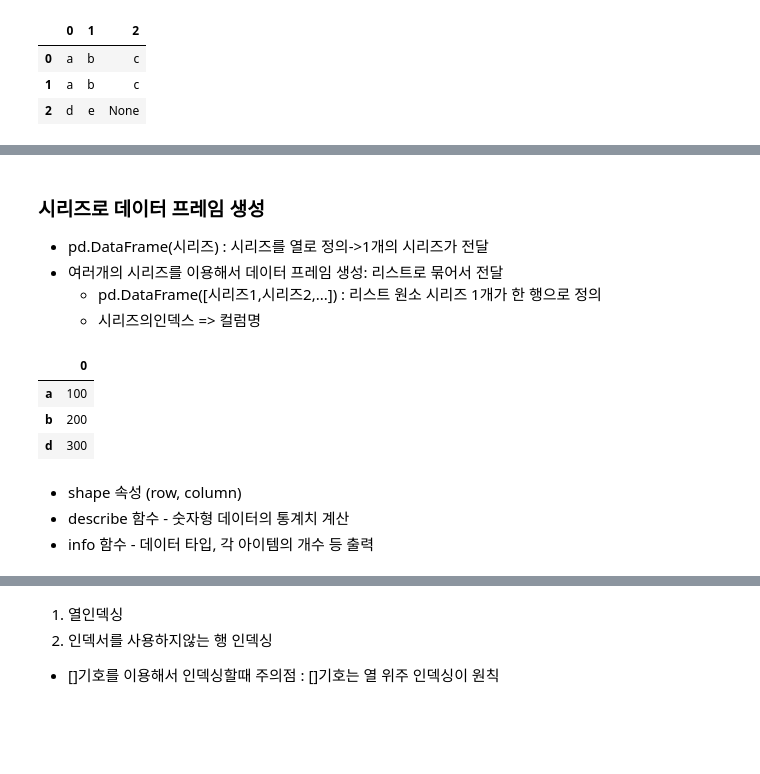
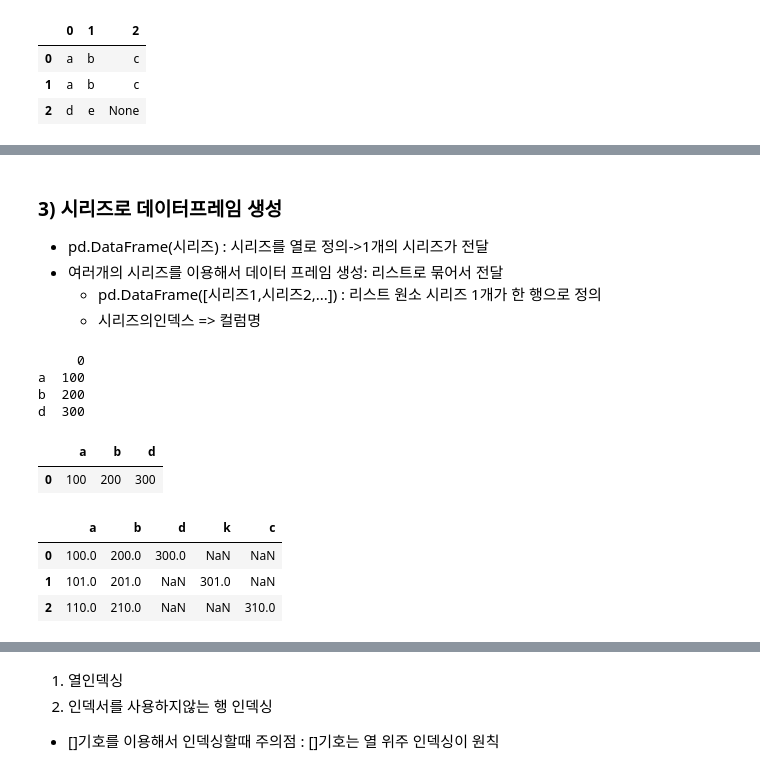
Before and after one commit to vvspearlvvs/MultiCampusEdu, a Jupyter notebook: 0708/0708.Pandas.ipynb, the cells around one changed output, grey strips where cells are left out. Saved outputs shown, nothing was run; the diff lists cells and outputs as text; code cells hidden in the pictures; blank space fills up the shorter version.

```diff
--- a/0708/0708.Pandas.ipynb
+++ b/0708/0708.Pandas.ipynb
@@ -85,5 +94,5 @@ index=['서울','부산','인천','대구']
 # %% [markdown]
-### 시리즈로 데이터 프레임 생성
+### 3) 시리즈로 데이터프레임 생성
 - pd.DataFrame(시리즈) : 시리즈를 열로 정의->1개의 시리즈가 전달
 - 여러개의 시리즈를 이용해서 데이터 프레임 생성: 리스트로 묶어서 전달
     - pd.DataFrame([시리즈1,시리즈2,...]) : 리스트 원소 시리즈 1개가 한 행으로 정의
@@ -91,15 +100,22 @@ index=['서울','부산','인천','대구']
 # %%
 #시리즈로 데이터프레임 생성
 a = pd.Series([100, 200, 300], ['a', 'b', 'd'])
 b = pd.Series([101, 201, 301], ['a', 'b', 'k'])
 c = pd.Series([110, 210, 310], ['a', 'b', 'c'])
-pd.DataFrame(a)
+
+print(pd.DataFrame(a)) #시리즈를 열로 정의->1개의 시리즈가 전달
+pd.DataFrame([a]) #리스트 원소 시리즈 1개가 한 행으로 정의
 # %% [output]
+     0
+a  100
+b  200
+d  300
-|  | 0 |
-| a | 100 |
-| b | 200 |
-| d | 300 |
+|  | a | b | d |
+| 0 | 100 | 200 | 300 |
-# %% [markdown]
-- shape 속성 (row, column)
- - describe 함수 - 숫자형 데이터의 통계치 계산
- - info 함수 - 데이터 타입, 각 아이템의 개수 등 출력
+# %%
+pd.DataFrame([a,b,c])
+# %% [output]
+|  | a | b | d | k | c |
+| 0 | 100.0 | 200.0 | 300.0 | NaN | NaN |
+| 1 | 101.0 | 201.0 | NaN | 301.0 | NaN |
+| 2 | 110.0 | 210.0 | NaN | NaN | 310.0 |
```
Also changed, not shown: parts of 40 cells of this notebook, 3 other files.
